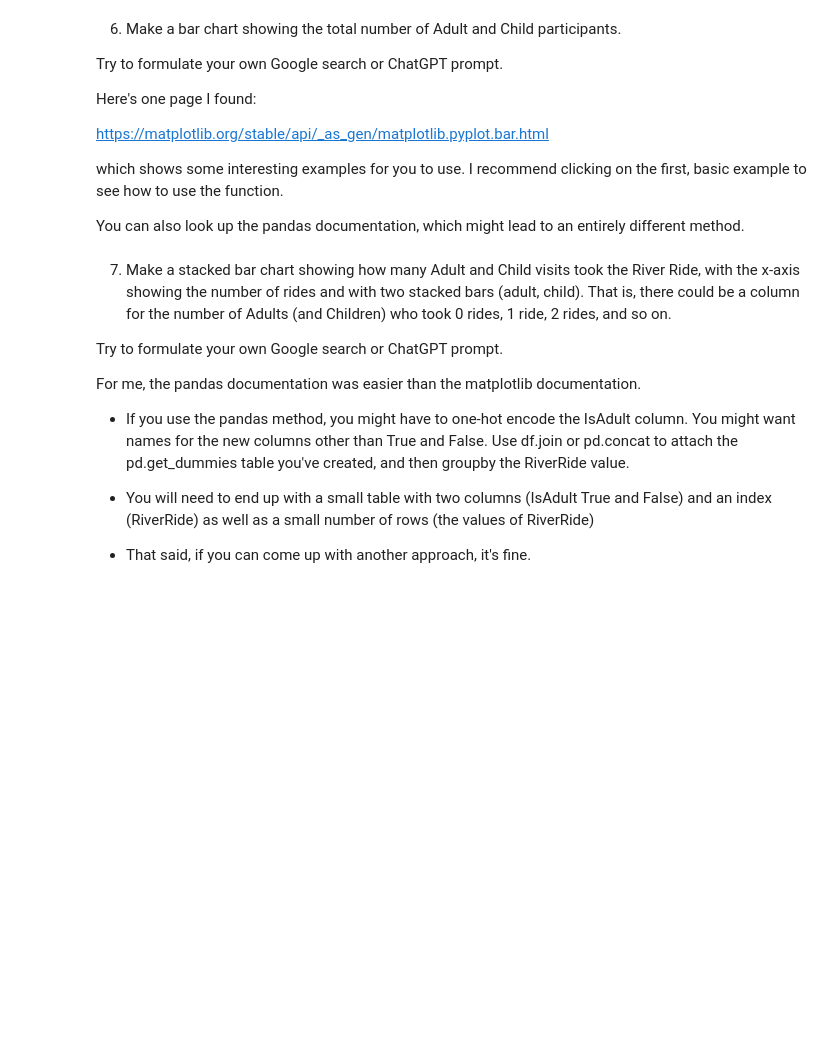
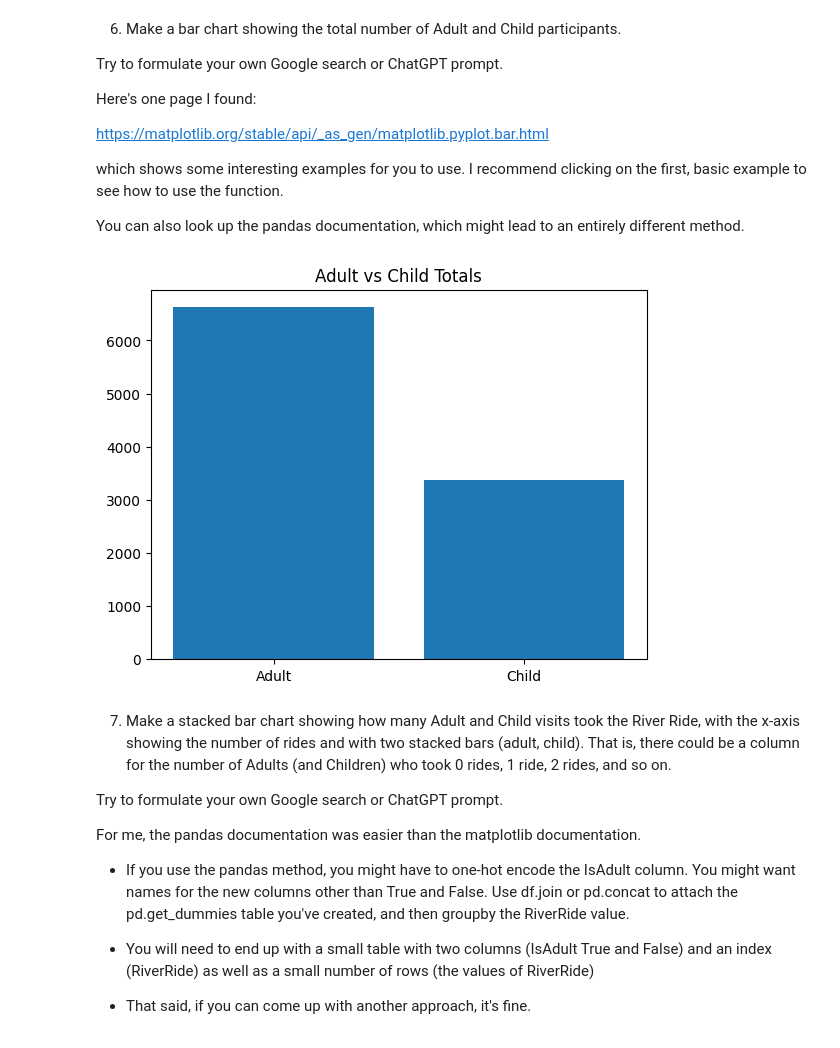
Before and after one commit to tware5-star/Module-B-semester-2, a Jupyter notebook: OMDS-ModB2-Week3-Ware-Tiffany.ipynb, the cells around one changed output. Drawn from its saved outputs; the diff is of its cells as text; code cells hidden in the pictures; blank space fills up the shorter version.

```diff
--- a/OMDS-ModB2-Week3-Ware-Tiffany.ipynb
+++ b/OMDS-ModB2-Week3-Ware-Tiffany.ipynb
@@ -185,3 +318,17 @@ You can also look up the pandas documentation, which might lead to an entirely d
+# %%
+Adult = (df[['IsAdult']] == True).sum()
+Child = (df[['IsAdult']] == False).sum()
+
+# print(f'Adult: {Adult}, Child:{Child}')
+
+features = ['Adult','Child']
+
+counts = df['IsAdult'].value_counts()
+plt.bar(features, counts.values)
+plt.title("Adult vs Child Totals")
+plt.show()
+# %% [output]
+[figure, added]
 # %% [markdown]
 7. Make a stacked bar chart showing how many Adult and Child visits took the River Ride, with the x-axis showing the number of rides and with two stacked bars (adult, child).  That is, there could be a column for the number of Adults (and Children) who took 0 rides, 1 ride, 2 rides, and so on.
 
```
Also changed, not shown: parts of 18 cells of this notebook.
